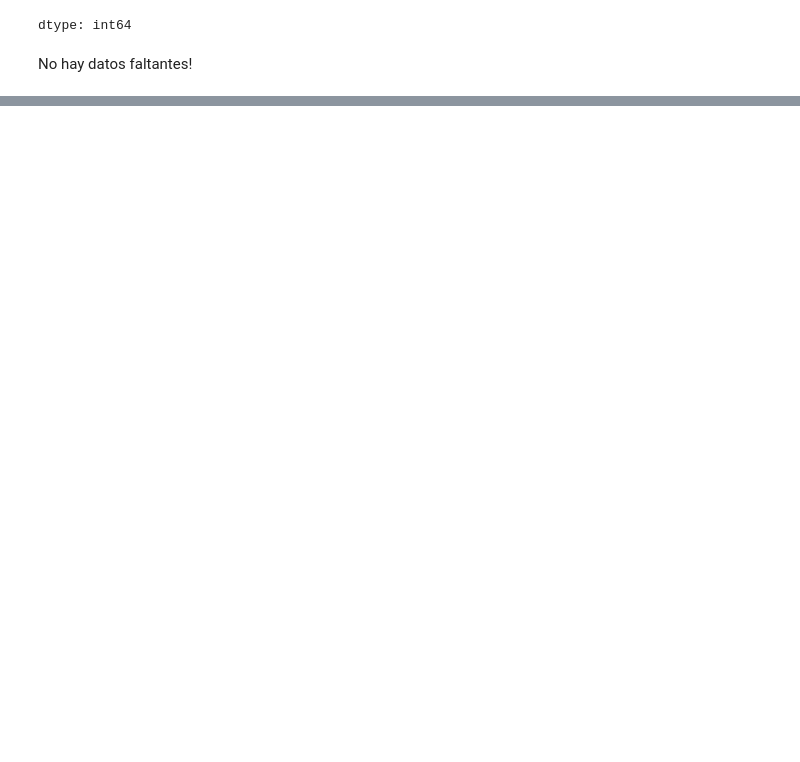
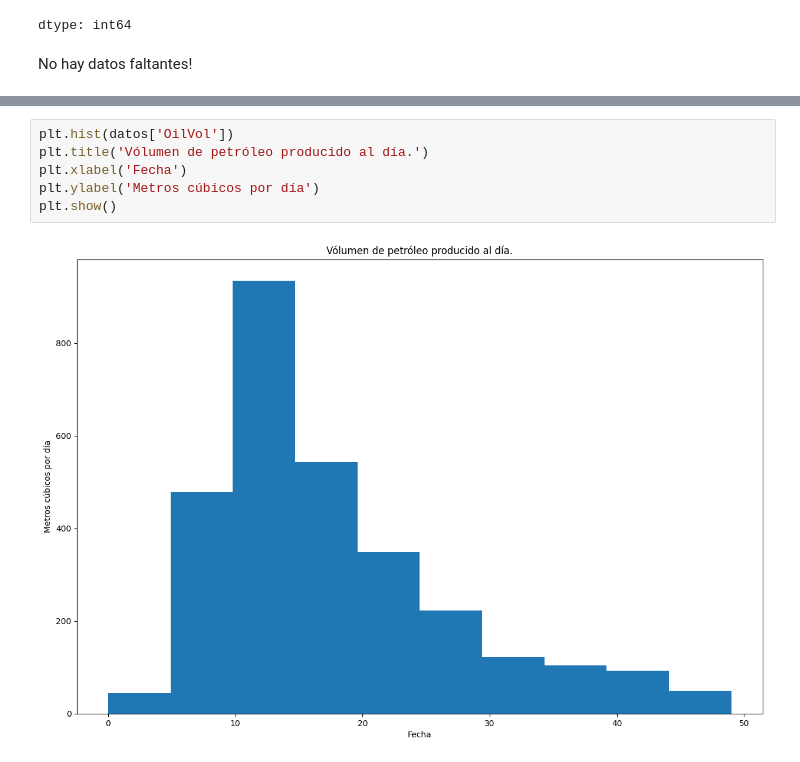
Before and after one commit to Mdimate/TalentoTech-AVD, a Jupyter notebook: Proyecto/Proy_Pozo.ipynb, the cells around one changed output, grey strips where cells are left out. Drawn from its saved outputs; the diff is of its cells as text; blank space fills up the shorter version.

```diff
--- a/Proyecto/Proy_Pozo.ipynb
+++ b/Proyecto/Proy_Pozo.ipynb
@@ -120,0 +132,8 @@ datos.describe()
+# %%
+plt.hist(datos['OilVol'])
+plt.title('Vólumen de petróleo producido al día.')
+plt.xlabel('Fecha')
+plt.ylabel('Metros cúbicos por día')
+plt.show()
+# %% [output]
+[figure, added]
```
Also changed, not shown: parts of 43 cells of this notebook.
